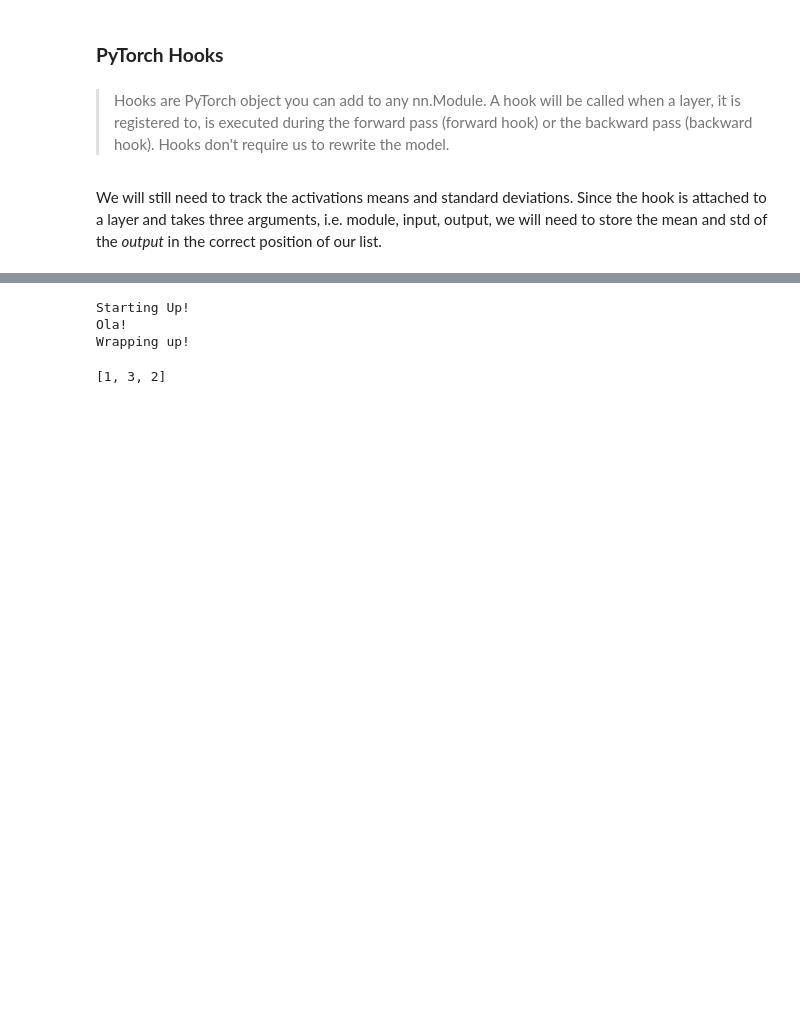
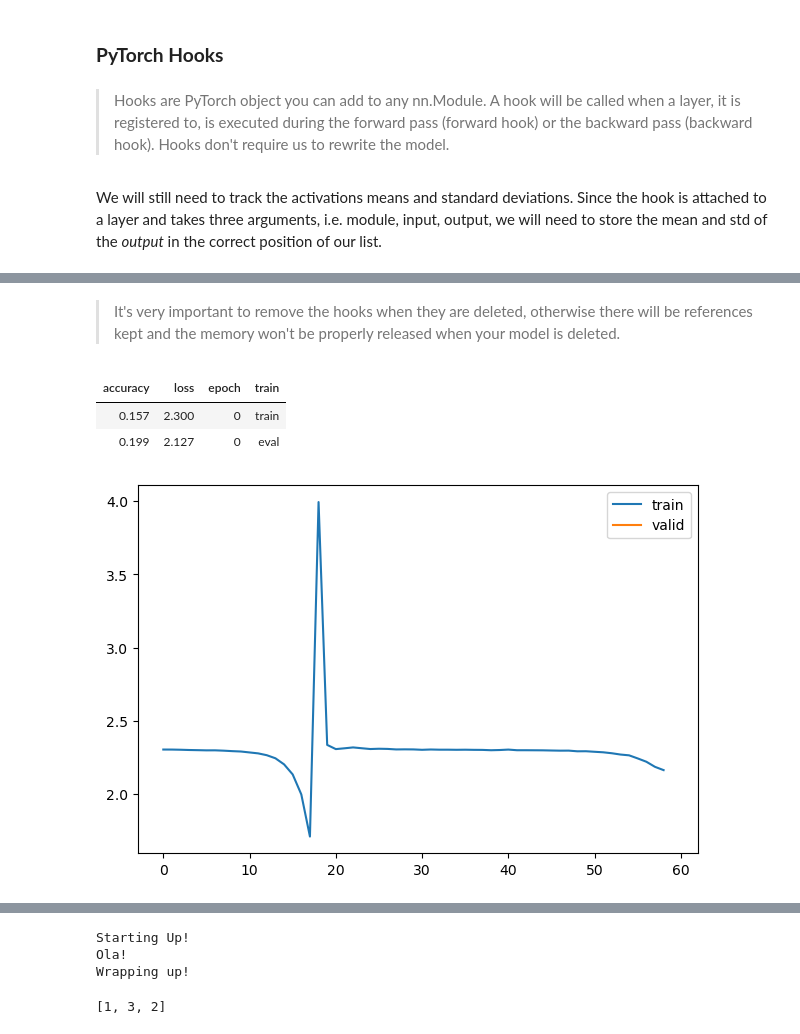
Before and after one commit to bachaudhry/FastAI-22-23, a Jupyter notebook: course_part_2/10_activations.ipynb, the cells around one changed output, grey strips where cells are left out. Drawn from its saved outputs; the diff is of its cells as text; code cells hidden in the pictures; blank space fills up the shorter version.

Commit message:
complete hooks and add histogram visuals

```diff
--- a/course_part_2/10_activations.ipynb
+++ b/course_part_2/10_activations.ipynb
@@ -171,0 +174,2 @@ plt.legend(range(5));
+# %% [markdown]
+> It's very important to remove the hooks when they are deleted, otherwise there will be references kept and the memory won't be properly released when your model is deleted.
@@ -171,0 +189,3 @@ plt.legend(range(5));
+# %%
+set_seed(1)
+model = nn.Sequential(*cnn_layers())
@@ -171,0 +194,7 @@ plt.legend(range(5));
+# %%
+learn = fit(model)
+# %% [output]
+| accuracy | loss | epoch | train |
+| 0.157 | 2.300 | 0 | train |
+| 0.199 | 2.127 | 0 | eval |
+[figure, added]
```
Also changed, not shown: parts of 33 cells of this notebook.
